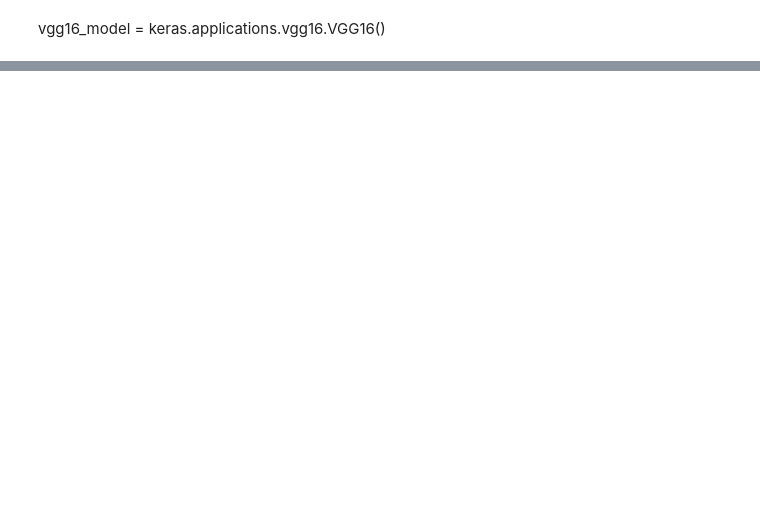
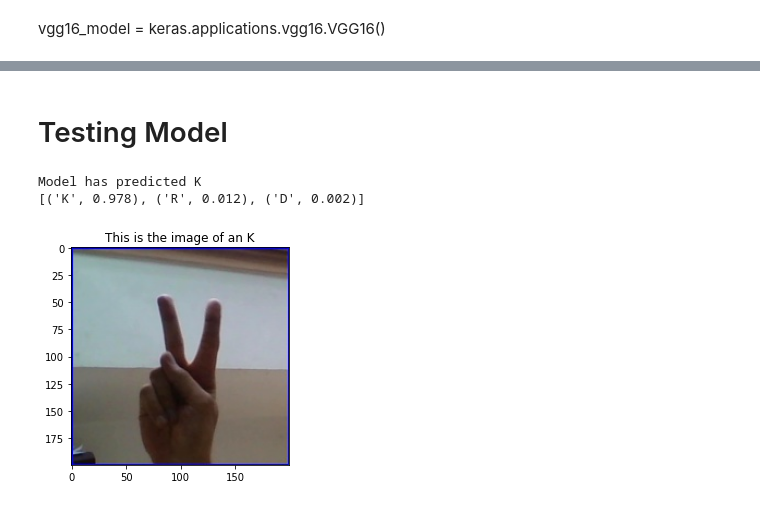
Before and after one commit to TyronSamaroo/ASL-Alpha-NeuralNet, a Jupyter notebook: ASL-Classification-Tyron.ipynb, the cells around one changed output, grey strips where cells are left out. Saved outputs shown, nothing was run; the diff lists cells and outputs as text; code cells hidden in the pictures; blank space fills up the shorter version.

```diff
--- a/ASL-Classification-Tyron.ipynb
+++ b/ASL-Classification-Tyron.ipynb
@@ -347,0 +275,7 @@ print("%s: %.2f%%" % (model.metrics_names[1], scores[1]*100))
+# %%
+def show_guess(prediction, top_k = 3):
+    mapping = dict()
+    prediction = np.round(prediction, decimals= 3)
+    for i in range(prediction.size):
+        mapping[CATEGORIES[i]] = prediction[0][i]
+    return sorted(mapping.items(), key= lambda x: x[1], reverse=True)[:top_k]
@@ -347,0 +292,25 @@ print("%s: %.2f%%" % (model.metrics_names[1], scores[1]*100))
+# %%
+def merge_test(a,b):
+    return [(a[i], b[i]) for i in range(len(a))]
+# %%
+
+def verify_test_image(TEST_IMAGES,image_number=0):
+    image , label = TEST_IMAGES[image_number]
+    plt.imshow(image)
+    img = np.expand_dims(image, axis = 0)
+    prediction = model.predict(img)
+    print(f"Model has predicted {CATEGORIES[prediction.argmax()]}")
+    print(show_guess(model.predict(img)))
+    actual = CATEGORIES[np.argmax(label)]
+    plt.title(f"This is the image of an {actual}")
+    plt.imshow(image)
+# %% [markdown]
+# Testing Model
+# %%
+TEST_IMAGES = merge_test(test_images,test_labels)
+# %%
+verify_test_image(TEST_IMAGES,10)
+# %% [output]
+Model has predicted K
+[('K', 0.978), ('R', 0.012), ('D', 0.002)]
+[figure, added]
```
Also changed, not shown: parts of 35 cells of this notebook.
